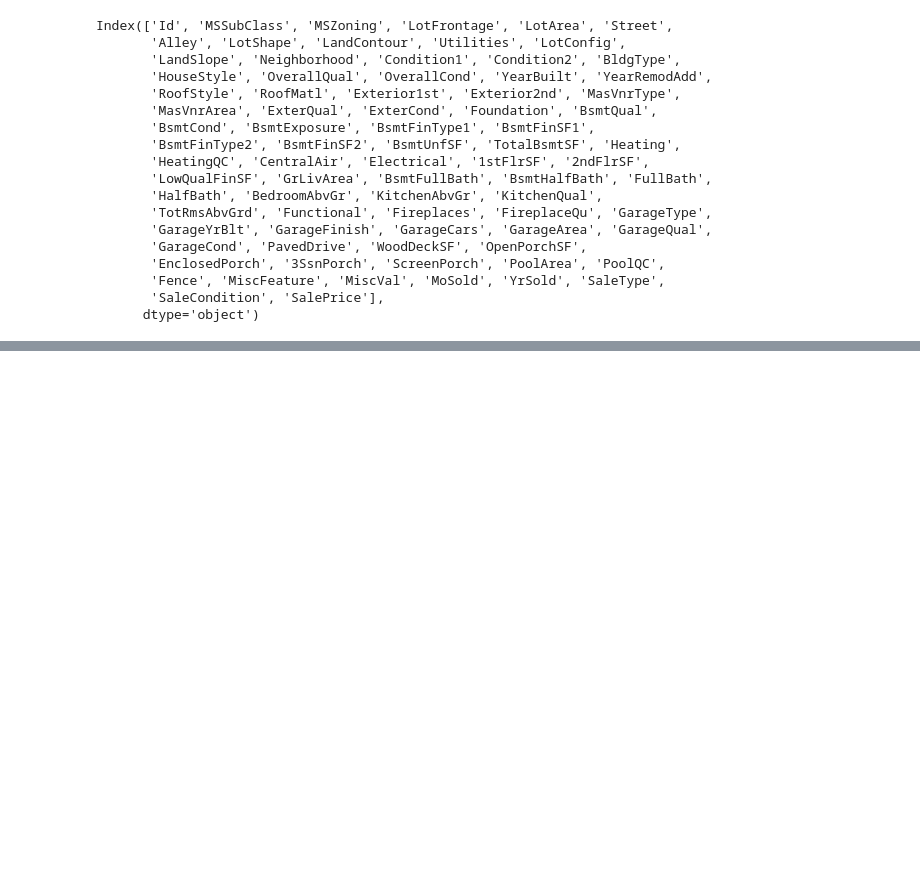
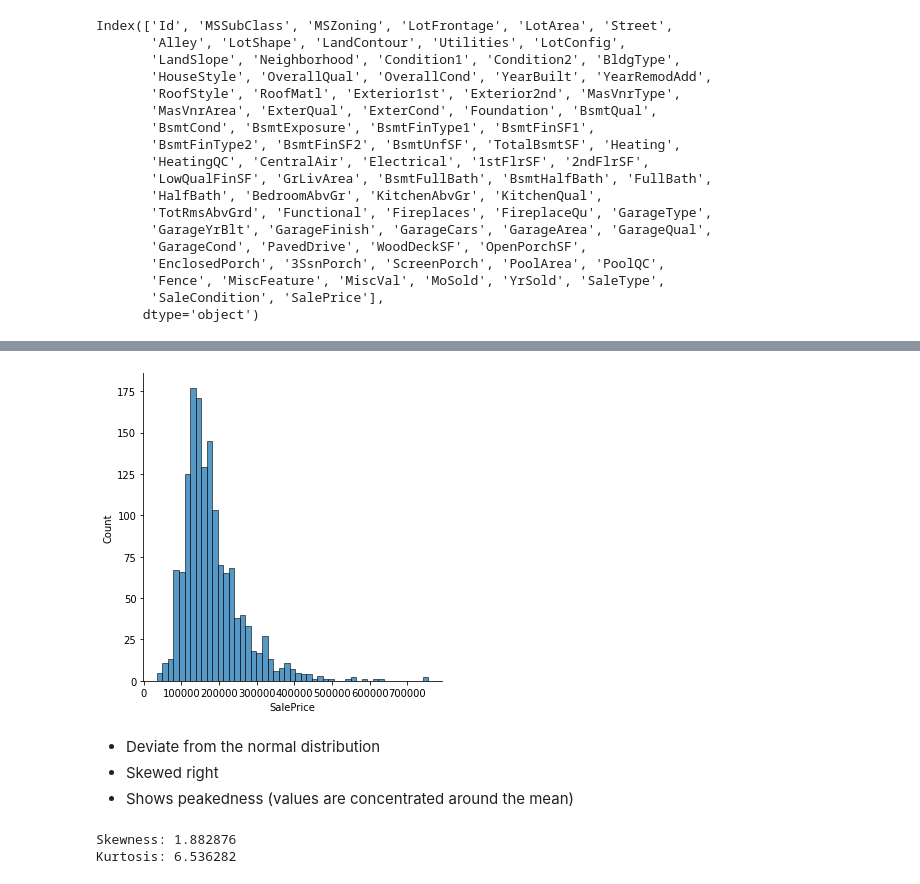
Before and after one commit to surafeltilahun/House-Price-Prediction, a Jupyter notebook: Data Exploration.ipynb, the cells around one changed output, grey strips where cells are left out. Saved outputs shown, nothing was run; the diff lists cells and outputs as text; code cells hidden in the pictures; blank space fills up the shorter version.

```diff
--- a/Data Exploration.ipynb
+++ b/Data Exploration.ipynb
@@ -34,0 +48,16 @@ Index(['Id', 'MSSubClass', 'MSZoning', 'LotFrontage', 'LotArea', 'Street',
+# %%
+#hist
+sns.displot(df_train['SalePrice']);
+# %% [output]
+[figure, added]
+# %% [markdown]
+* Deviate from the normal distribution
+* Skewed right
+* Shows peakedness (values are concentrated around the mean)
+# %%
+#skewness and kurtosis
+print("Skewness: %f" % df_train['SalePrice'].skew())
+print("Kurtosis: %f" % df_train['SalePrice'].kurt())
+# %% [output]
+Skewness: 1.882876
+Kurtosis: 6.536282
```
Also changed, not shown: parts of 1 cell of this notebook.
